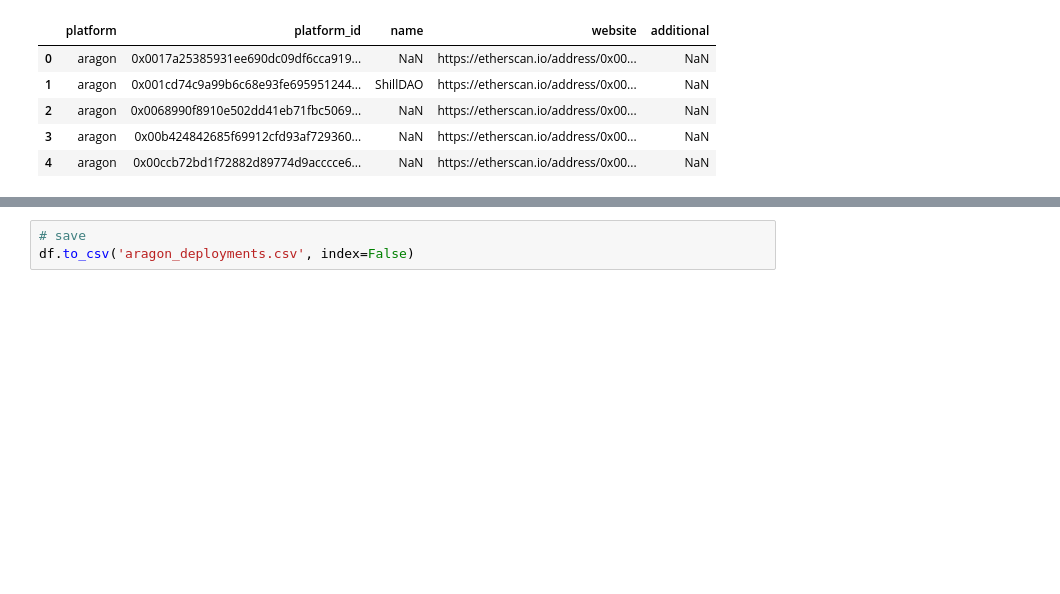
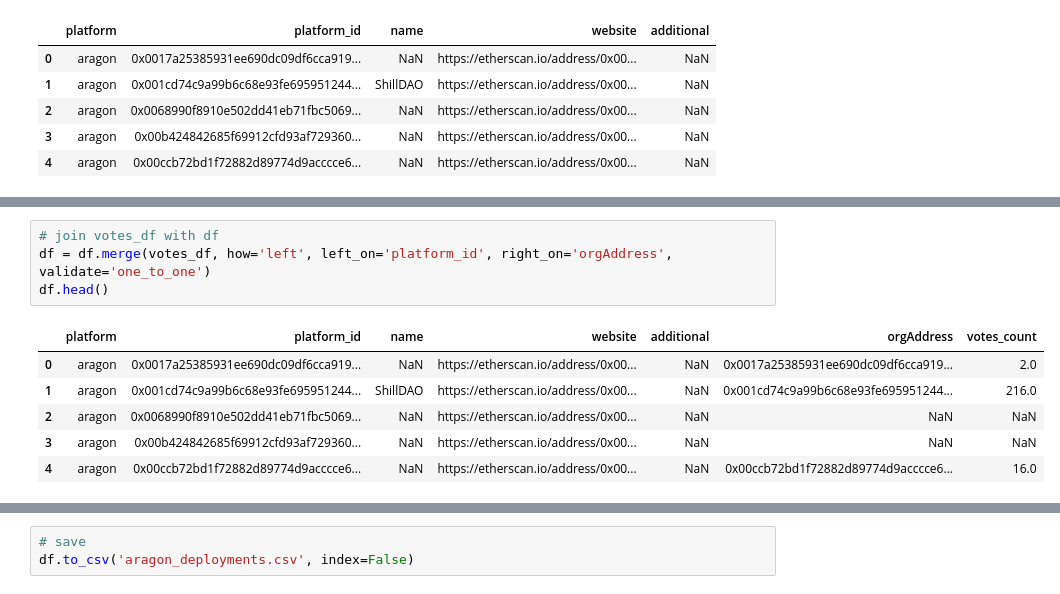
Before and after one commit to daviddavo/daos-verano, a Jupyter notebook: 001_get_deployments/aragon/aragon_get_deployments.ipynb, the cells around one changed output, grey strips where cells are left out. Cells and saved outputs as stored; diff of their text form; blank space fills up the shorter version.

```diff
--- a/001_get_deployments/aragon/aragon_get_deployments.ipynb
+++ b/001_get_deployments/aragon/aragon_get_deployments.ipynb
@@ -51,0 +83,11 @@ df.head()
+# %%
+# join votes_df with df
+df = df.merge(votes_df, how='left', left_on='platform_id', right_on='orgAddress', validate='one_to_one')
+df.head()
+# %% [output]
+|  | platform | platform_id | name | website | additional | orgAddress | votes_count |
+| 0 | aragon | 0x0017a25385931ee690dc09df6cca919... | NaN | https://etherscan.io/address/0x00... | NaN | 0x0017a25385931ee690dc09df6cca919... | 2.0 |
+| 1 | aragon | 0x001cd74c9a99b6c68e93fe695951244... | ShillDAO | https://etherscan.io/address/0x00... | NaN | 0x001cd74c9a99b6c68e93fe695951244... | 216.0 |
+| 2 | aragon | 0x0068990f8910e502dd41eb71fbc5069... | NaN | https://etherscan.io/address/0x00... | NaN | NaN | NaN |
+| 3 | aragon | 0x00b424842685f69912cfd93af729360... | NaN | https://etherscan.io/address/0x00... | NaN | NaN | NaN |
+| 4 | aragon | 0x00ccb72bd1f72882d89774d9acccce6... | NaN | https://etherscan.io/address/0x00... | NaN | 0x00ccb72bd1f72882d89774d9acccce6... | 16.0 |
```
Also changed, not shown: parts of 16 cells of this notebook.
